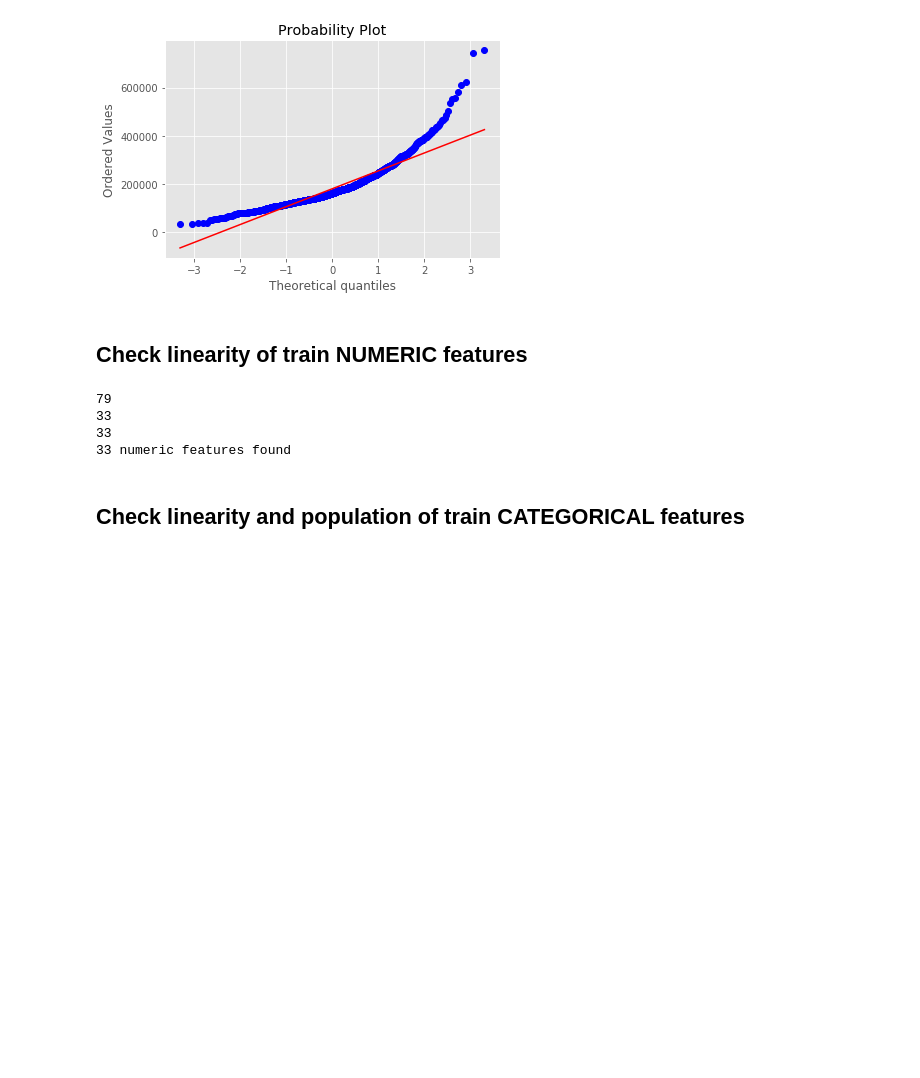
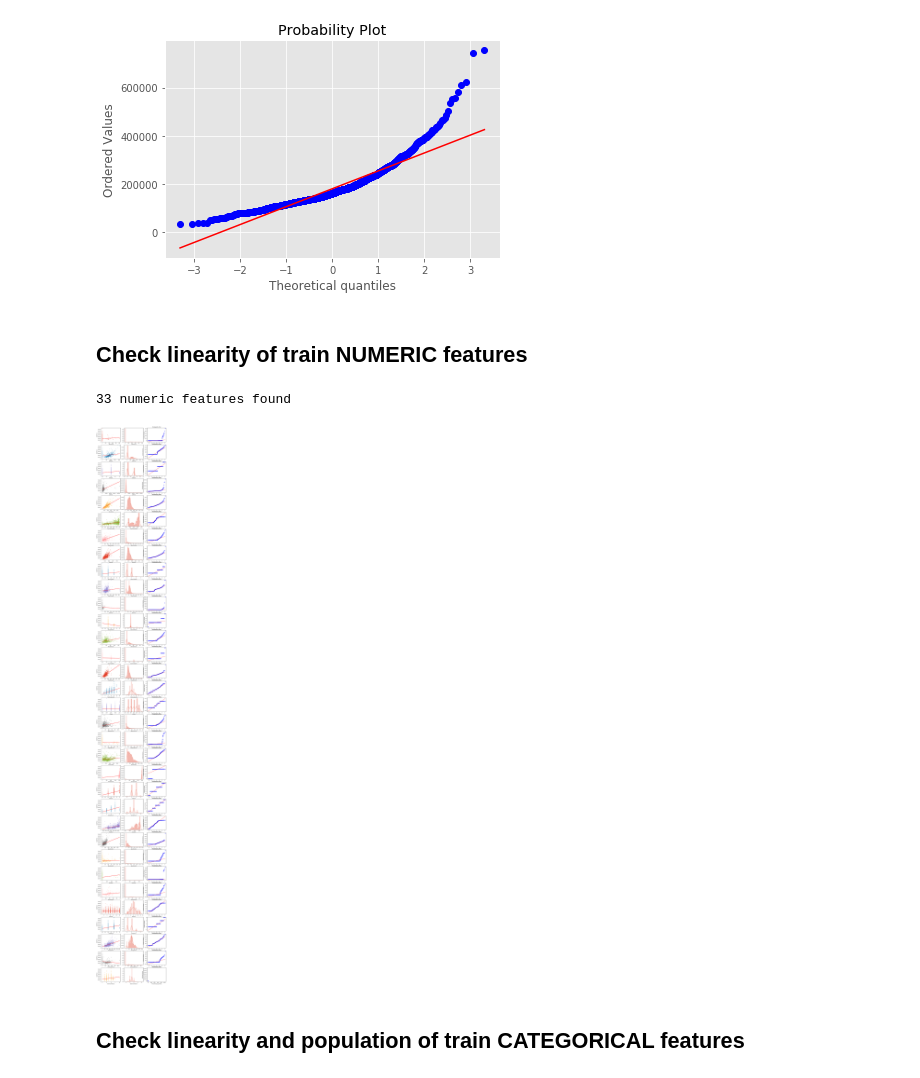
Before and after one commit to benji/generic-eda-notebook, a Jupyter notebook: generic_eda.ipynb, the cells around one changed output. Saved outputs shown, nothing was run; the diff lists cells and outputs as text; code cells hidden in the pictures; blank space fills up the shorter version.

Commit message:
Added EDA of numeric+categorical features

```diff
--- a/generic_eda.ipynb
+++ b/generic_eda.ipynb
@@ -88,30 +88,22 @@ plt.show()
 # %% [markdown]
 ## Check linearity of train NUMERIC features
 # %%
-numeric_features = [c for c in features ]
-print len(numeric_features)
-numeric_features = [c for c in features if schema['columns'][c]['type'] == 'NUMERIC' ]
-print len(numeric_features)
-numeric_features = [c for c in features if schema['columns'][c]['type'] == 'NUMERIC' and train[c].nunique() > 1 ]
-print len(numeric_features)
 numeric_features = [c for c in features if schema['columns'][c]['type'] == 'NUMERIC' and train[c].nunique() > 2 ]
 
 n_num_feat = len(numeric_features)
 print n_num_feat,'numeric features found'
 
 sns.set_style('ticks')
 fig, ax = plt.subplots(len(numeric_features),3,figsize=(15, n_num_feat*4))
 for i,c in enumerate(numeric_features):
     values = train[c].fillna(0)
     sns.regplot(x=values, y=labels, ax=ax[i,0], scatter_kws={"s": 10},
                 line_kws={'color':'red'}, order=1, ci=None, truncate=True)
     sns.distplot(values,ax=ax[i,1])
     res = stats.probplot(values, plot=ax[i,2])
 # %% [output]
-79
-33
-33
 33 numeric features found
+[figure, added]
 # %% [markdown]
 ## Check linearity and population of train CATEGORICAL features
 # %%
```
